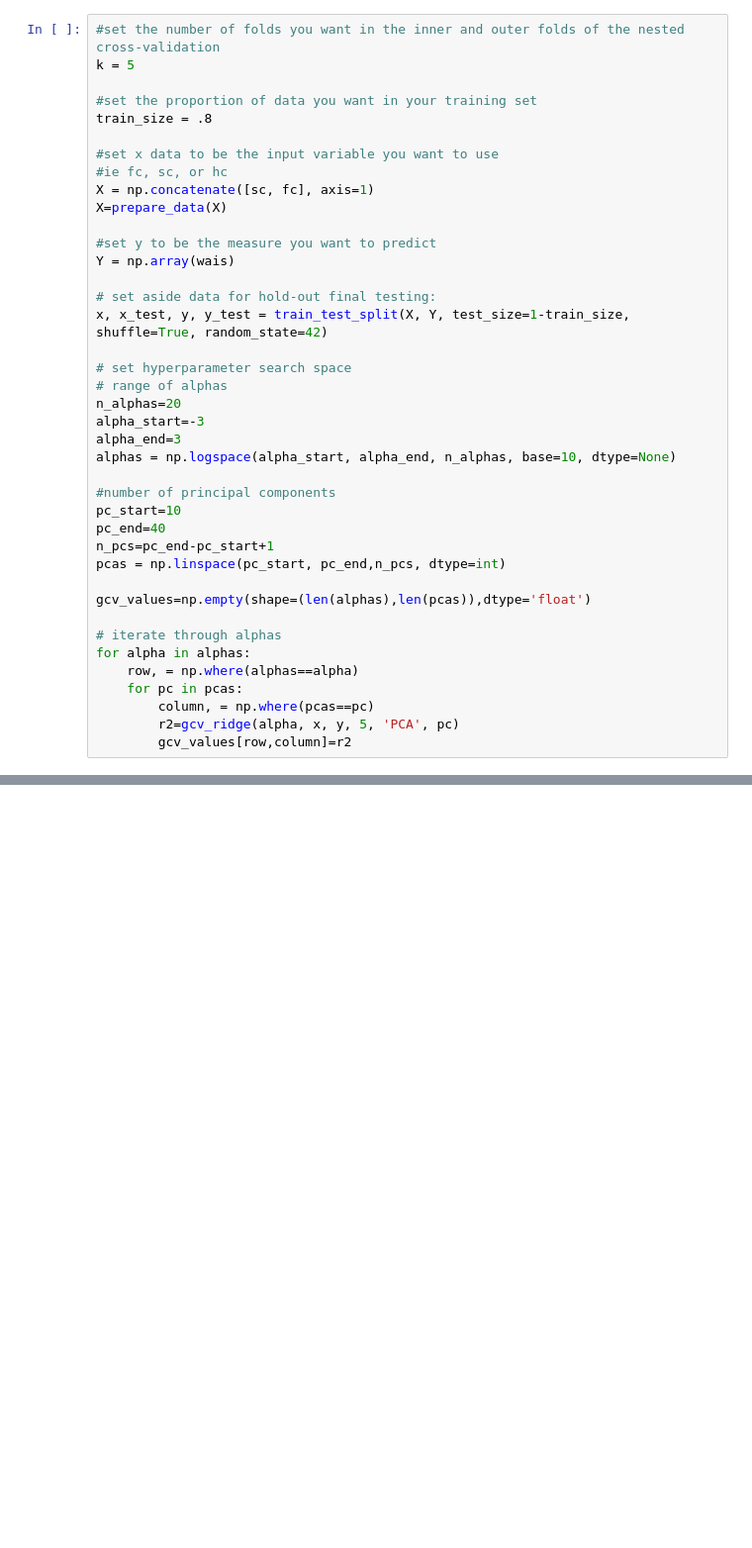
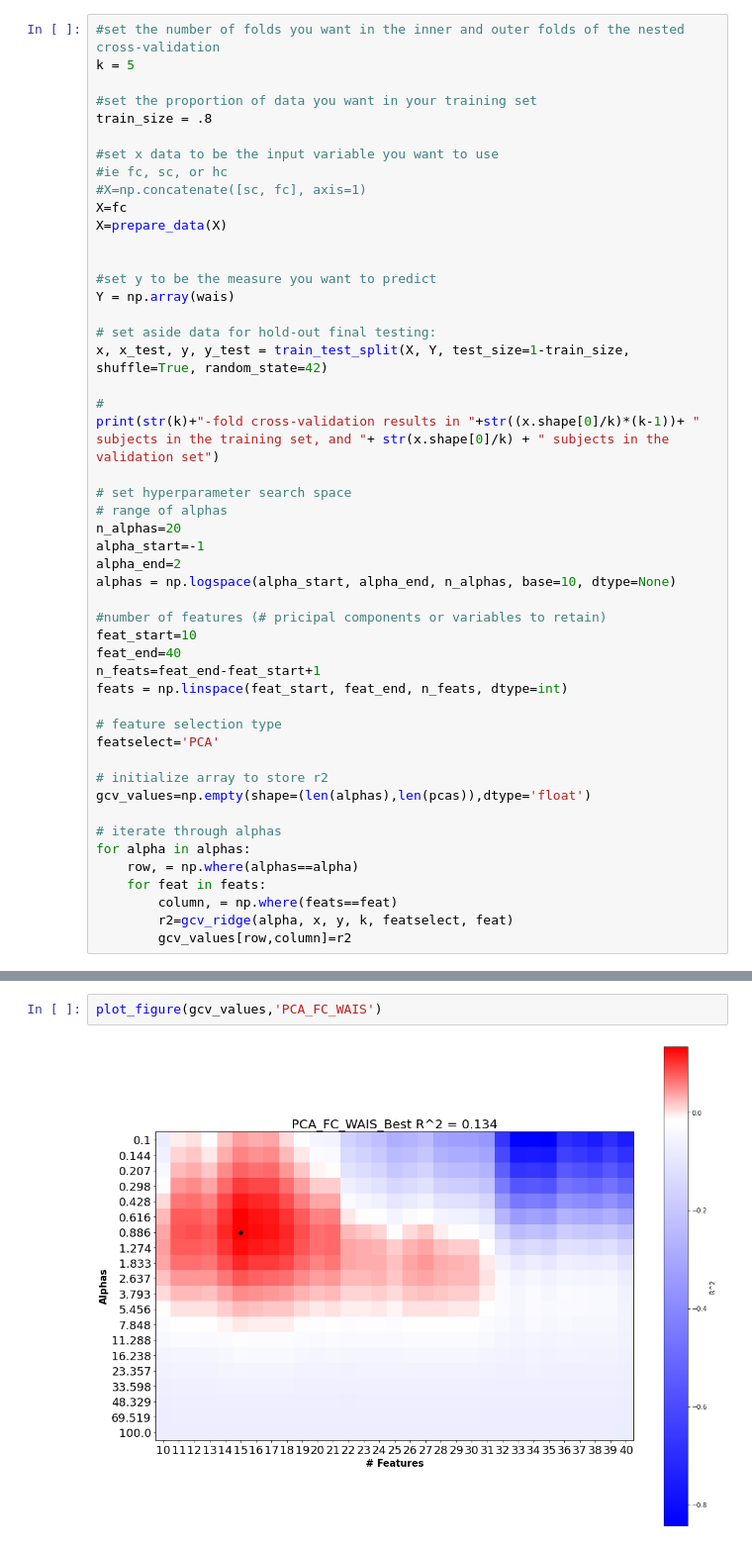
Before and after one commit to emilyolafson/cognition_nemo, a Jupyter notebook: iowa_SC_FC_cognition.ipynb, the cells around one changed output, grey strips where cells are left out. Shown at 99% size. Cells and saved outputs as stored; diff of their text form; blank space fills up the shorter version.

```diff
--- a/iowa_SC_FC_cognition.ipynb
+++ b/iowa_SC_FC_cognition.ipynb
@@ -244,8 +304,10 @@ train_size = .8
 
 #set x data to be the input variable you want to use
 #ie fc, sc, or hc
-X = np.concatenate([sc, fc], axis=1)
+#X=np.concatenate([sc, fc], axis=1)
+X=fc
 X=prepare_data(X)
+
 
 #set y to be the measure you want to predict
 Y = np.array(wais)
@@ -253,26 +315,33 @@ Y = np.array(wais)
 # set aside data for hold-out final testing:
 x, x_test, y, y_test = train_test_split(X, Y, test_size=1-train_size, shuffle=True, random_state=42)
 
+#
+print(str(k)+"-fold cross-validation results in "+str((x.shape[0]/k)*(k-1))+ " subjects in the training set, and "+ str(x.shape[0]/k) + " subjects in the validation set")
+
 # set hyperparameter search space
 # range of alphas
 n_alphas=20
-alpha_start=-3
-alpha_end=3
+alpha_start=-1
+alpha_end=2
 alphas = np.logspace(alpha_start, alpha_end, n_alphas, base=10, dtype=None)
 
-#number of principal components
-pc_start=10
-pc_end=40
-n_pcs=pc_end-pc_start+1
-pcas = np.linspace(pc_start, pc_end,n_pcs, dtype=int)
+#number of features (# pricipal components or variables to retain)
+feat_start=10
+feat_end=40
+n_feats=feat_end-feat_start+1
+feats = np.linspace(feat_start, feat_end, n_feats, dtype=int)
 
+# feature selection type
+featselect='PCA'
+
+# initialize array to store r2
 gcv_values=np.empty(shape=(len(alphas),len(pcas)),dtype='float')
 
 # iterate through alphas
 for alpha in alphas:
     row, = np.where(alphas==alpha)
-    for pc in pcas:
-        column, = np.where(pcas==pc)
-        r2=gcv_ridge(alpha, x, y, 5, 'PCA', pc)
+    for feat in feats:
+        column, = np.where(feats==feat)
+        r2=gcv_ridge(alpha, x, y, k, featselect, feat)
         gcv_values[row,column]=r2
 # %% [output]
@@ -280 +350,5 @@ Final size of X: (101, 6771)
+# %%
+plot_figure(gcv_values,'PCA_FC_WAIS')
+# %% [output]
+[figure, added]
 # %%
```
Also changed, not shown: parts of 25 cells of this notebook.
